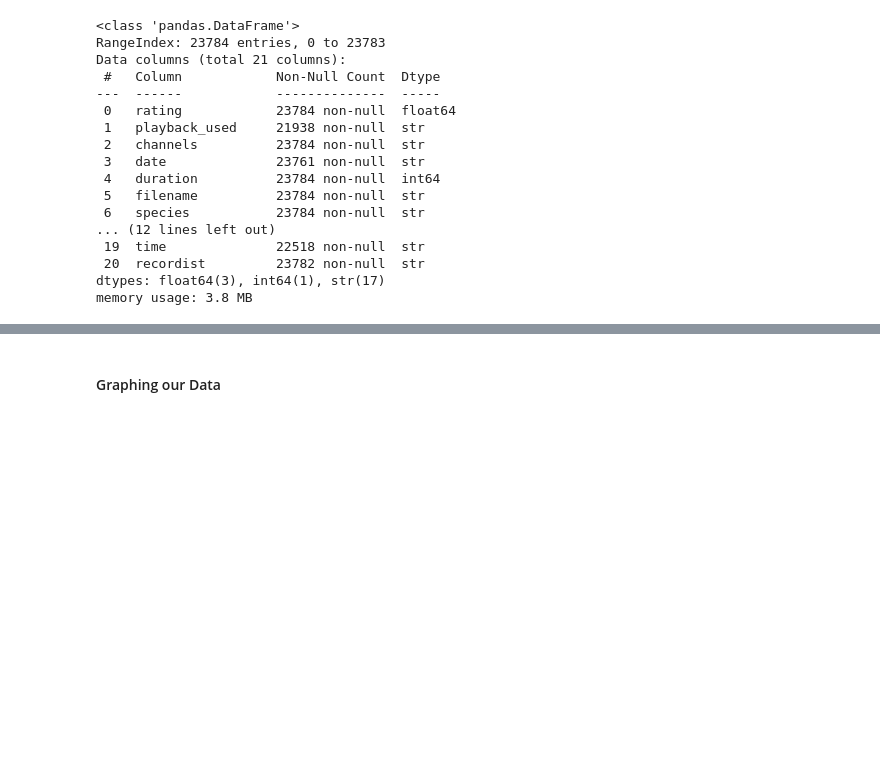
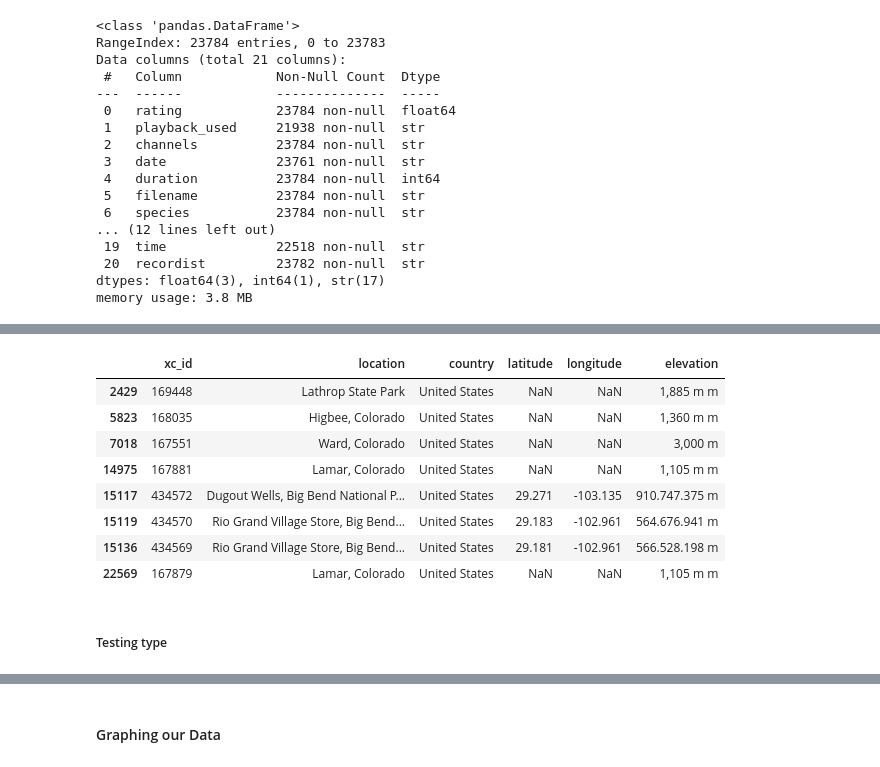
Before and after one commit to Jhe56/Ai-vian, a Jupyter notebook: Update_2/dataset_analysis.ipynb, the cells around one changed output, grey strips where cells are left out. Saved outputs shown, nothing was run; the diff lists cells and outputs as text; code cells hidden in the pictures; blank space fills up the shorter version.

```diff
--- a/Update_2/dataset_analysis.ipynb
+++ b/Update_2/dataset_analysis.ipynb
@@ -260,0 +379,17 @@ memory usage: 3.8 MB
+# %%
+odd_vals = ["564.676.941 m", "566.528.198 m", "910.747.375 m",
+            "1,105 m m", "1,885 m m", "1,360 m m", "3,000 m"]
+df.loc[df["elevation"].isin(odd_vals),
+       ["xc_id", "location", "country", "latitude", "longitude", "elevation"]]
+# %% [output]
+|  | xc_id | location | country | latitude | longitude | elevation |
+| 2429 | 169448 | Lathrop State Park | United States | NaN | NaN | 1,885 m m |
+| 5823 | 168035 | Higbee, Colorado | United States | NaN | NaN | 1,360 m m |
+| 7018 | 167551 | Ward, Colorado | United States | NaN | NaN | 3,000 m |
+| 14975 | 167881 | Lamar, Colorado | United States | NaN | NaN | 1,105 m m |
+| 15117 | 434572 | Dugout Wells, Big Bend National P... | United States | 29.271 | -103.135 | 910.747.375 m |
+| 15119 | 434570 | Rio Grand Village Store, Big Bend... | United States | 29.183 | -102.961 | 564.676.941 m |
+| 15136 | 434569 | Rio Grand Village Store, Big Bend... | United States | 29.181 | -102.961 | 566.528.198 m |
+| 22569 | 167879 | Lamar, Colorado | United States | NaN | NaN | 1,105 m m |
+# %% [markdown]
+##### Testing type
```
Also changed, not shown: parts of 18 cells of this notebook.
